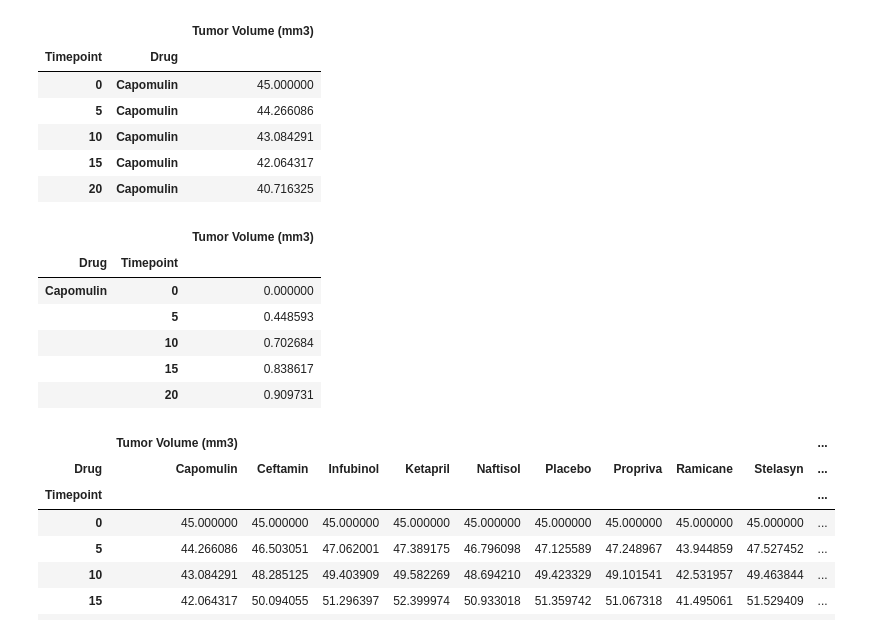
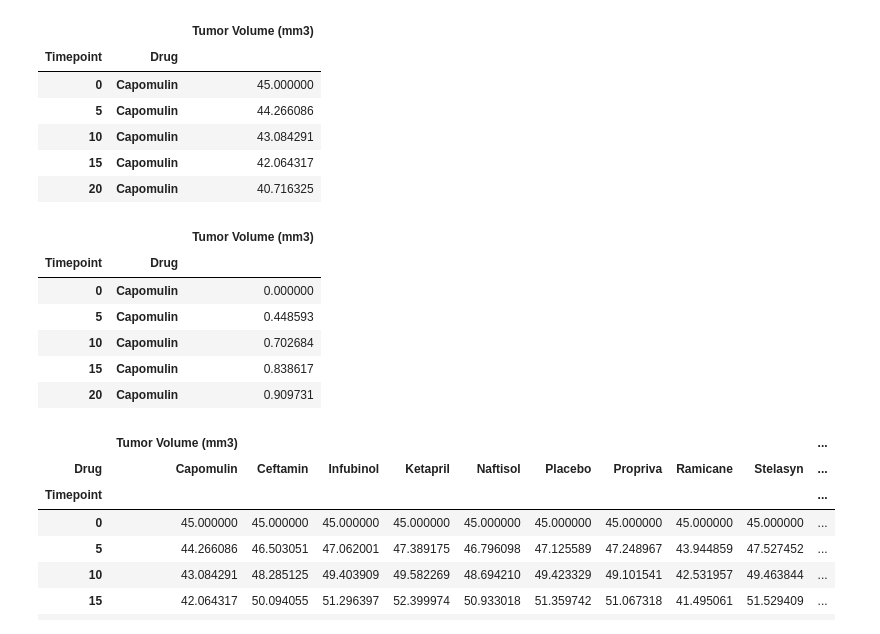
Before and after one commit to mdsmith577/Matplotlib_Homework, a Jupyter notebook: pymaceuticals.ipynb, the cells around one changed output. Cells and saved outputs as stored; diff of their text form; code cells hidden in the pictures.

```diff
--- a/pymaceuticals.ipynb
+++ b/pymaceuticals.ipynb
@@ -78,15 +83,15 @@ index_reset_mean_vol_drug_time.head()
 | 15 | Capomulin | 42.064317 |
 | 20 | Capomulin | 40.716325 |
 # %%
-stderr_vol_drug_time.head()
+index_reset_stderr_vol_drug_time.head()
 # %% [output]
 |  |  | Tumor Volume (mm3) |
-| Drug | Timepoint |  |
-| Capomulin | 0 | 0.000000 |
-|  | 5 | 0.448593 |
-|  | 10 | 0.702684 |
-|  | 15 | 0.838617 |
-|  | 20 | 0.909731 |
+| Timepoint | Drug |  |
+| 0 | Capomulin | 0.000000 |
+| 5 | Capomulin | 0.448593 |
+| 10 | Capomulin | 0.702684 |
+| 15 | Capomulin | 0.838617 |
+| 20 | Capomulin | 0.909731 |
 # %%
 index_reset_mean_vol_drug_time = index_reset_mean_vol_drug_time.unstack()
 stderr_vol_drug_time = stderr_vol_drug_time.unstack()
```
Also changed, not shown: parts of 5 cells of this notebook.
